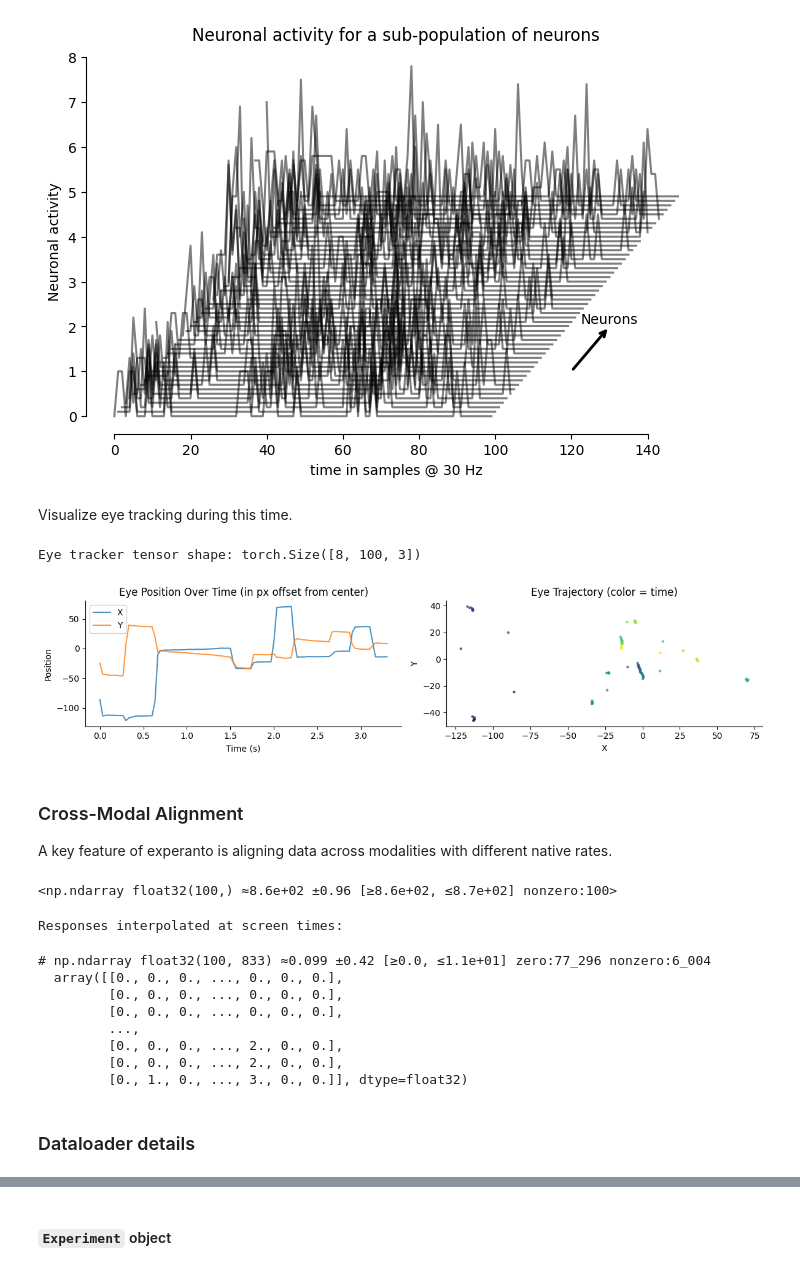
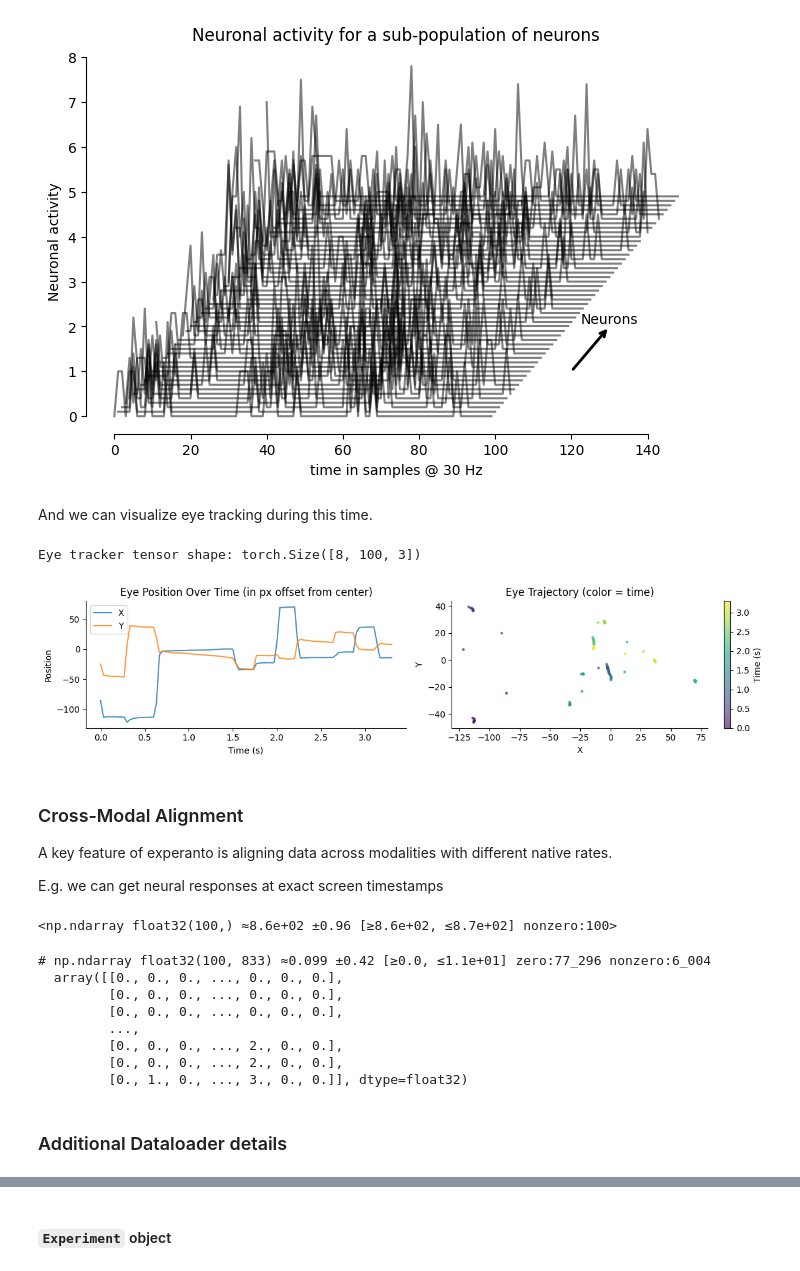
Before and after one commit to KonstantinWilleke/experanto, a Jupyter notebook: inspect_data.ipynb, the cells around one changed output, grey strips where cells are left out. Saved outputs shown, nothing was run; the diff lists cells and outputs as text; code cells hidden in the pictures.

```diff
--- a/inspect_data.ipynb
+++ b/inspect_data.ipynb
@@ -347,40 +340,43 @@ sns.despine(
 # %% [output]
 [figure]
 # %% [markdown]
-Visualize eye tracking during this time.
+And we can visualize eye tracking during this time.
 # %%
 eye_tracker = batch["eye_tracker"]  # (B, T, 2-3)
 print(f"Eye tracker tensor shape: {eye_tracker.shape}")
 
 sample_idx = 0
 eye_data = eye_tracker[sample_idx].numpy()
 time = np.arange(len(eye_data)) / sampling_rate
 
 fig, axes = plt.subplots(1, 2, figsize=(12, 3))
 
 # Time series
 axes[0].plot(time, eye_data[:, 0], label='X', alpha=0.8)
 axes[0].plot(time, eye_data[:, 1], label='Y', alpha=0.8)
 axes[0].set_xlabel("Time (s)")
 axes[0].set_ylabel("Position")
 axes[0].set_title("Eye Position Over Time (in px offset from center)")
 axes[0].legend()
 
 # 2D trajectory
 colors = plt.cm.viridis(np.linspace(0, 1, len(eye_data)))  # type: ignore
-axes[1].scatter(eye_data[:, 0], eye_data[:, 1], c=colors, s=5, alpha=0.6)
+scatter = axes[1].scatter(eye_data[:, 0], eye_data[:, 1], c=time, cmap='viridis', s=5, alpha=0.6)
 axes[1].set_xlabel("X")
 axes[1].set_ylabel("Y")
-axes[1].set_title("Eye Trajectory (color = time)")
+axes[1].set_title("Eye Trajectory")
+cbar = plt.colorbar(scatter, ax=axes[1])
+cbar.set_label("Time (s)")
 
 plt.tight_layout()
 sns.despine()
 # %% [output]
 Eye tracker tensor shape: torch.Size([8, 100, 3])
-[figure, old version]
+[figure, new version]
 # %% [markdown]
-
 ### Cross-Modal Alignment
 
 A key feature of experanto is aligning data across modalities with different native rates.
+
+E.g. we can get neural responses at exact screen timestamps
 # %%
@@ -392,21 +388,19 @@ ts.show(screen_timestamps) # 100 timestamps in seconds
 # %% [output]
 <np.ndarray float32(100,) ≈8.6e+02 ±0.96 [≥8.6e+02, ≤8.7e+02] nonzero:100>
 # %%
+# Get neural responses interpolated at screen timestamps
 responses_interp, _ = dataset._experiment.devices["responses"].interpolate(screen_timestamps)
 
-
-print("Responses interpolated at screen times:")
 ts.show(responses_interp) # (100 timestamps, 833 neurons)
 # %% [output]
-Responses interpolated at screen times:
+# np.ndarray float32(100, 833) ≈0.099 ±0.42 [≥0.0, ≤1.1e+01] zero:77_296 nonzero:6_004
+  array([[0., 0., 0., ..., 0., 0., 0.],
+         [0., 0., 0., ..., 0., 0., 0.],
+         [0., 0., 0., ..., 0., 0., 0.],
+         ...,
+         [0., 0., 0., ..., 2., 0., 0.],
+         [0., 0., 0., ..., 2., 0., 0.],
+         [0., 1., 0., ..., 3., 0., 0.]], dtype=float32)
-# np.ndarray float32(100, 833) ≈0.099 ±0.42 [≥0.0, ≤1.1e+01] zero:77_296 nonzero:6_004
-  array([[0., 0., 0., ..., 0., 0., 0.],
-         [0., 0., 0., ..., 0., 0., 0.],
-         [0., 0., 0., ..., 0., 0., 0.],
-         ...,
-         [0., 0., 0., ..., 2., 0., 0.],
-         [0., 0., 0., ..., 2., 0., 0.],
-         [0., 1., 0., ..., 3., 0., 0.]], dtype=float32)
 # %% [markdown]
-### Dataloader details
+### Additional Dataloader details
 # %% [markdown]
```
Also changed, not shown: parts of 20 cells of this notebook.
